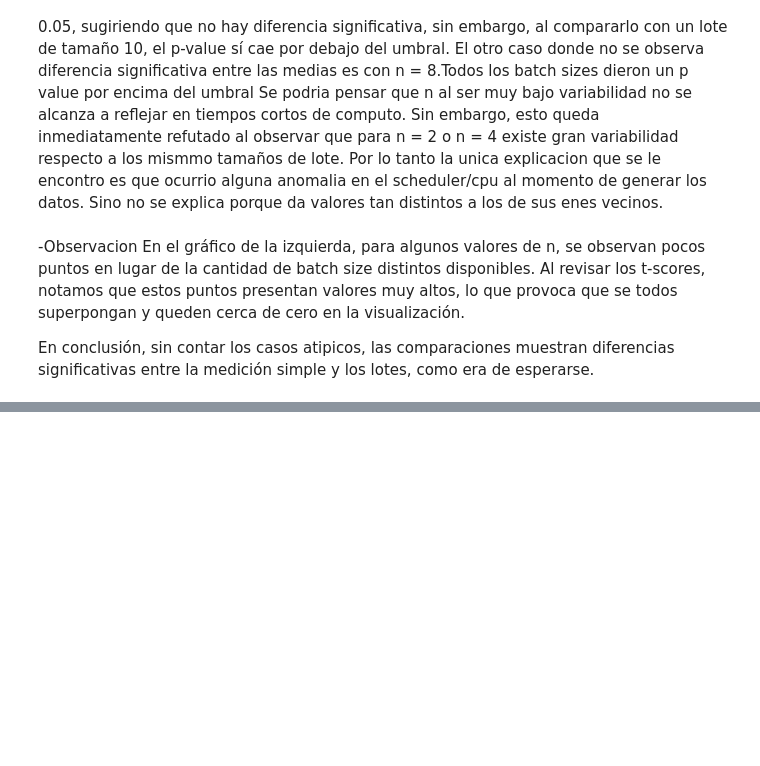
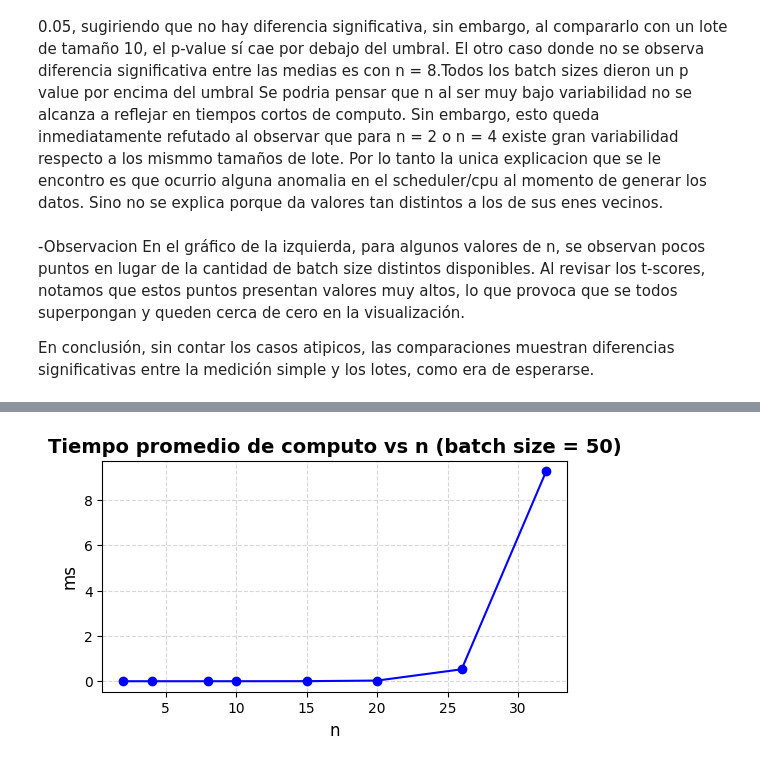
Before and after one commit to 0David1/Probabilidad, a Jupyter notebook: Untitled(1).ipynb, the cells around one changed output, grey strips where cells are left out. Cells and saved outputs as stored; diff of their text form; code cells hidden in the pictures; blank space fills up the shorter version.

```diff
--- a/Untitled(1).ipynb
+++ b/Untitled(1).ipynb
@@ -426,0 +436,18 @@ En conclusión, sin contar los casos atipicos, las comparaciones muestran difere
+# %%
+n_values = []
+time_values = []
+
+for n in ns:
+    df1 = df[(df["n"] == n) & (df["batch_size"] == 50)].sample(n=100, random_state=42)
+    n_values.append(n)
+    time_values.append(df1["time_ms"].mean())
+
+fig, ax = plt.subplots(figsize=(6, 3))
+ax.plot(n_values, time_values, marker='o', linestyle='-', color='b')
+ax.set_xlabel('n', fontsize=12)
+ax.set_ylabel('ms', fontsize=12)
+ax.set_title('Tiempo promedio de computo vs n (batch size = 50)', fontsize=14, fontweight='bold')
+ax.grid(True, linestyle='--', alpha=0.5)
+plt.show()
+# %% [output]
+[figure, added]
```
Also changed, not shown: parts of 10 cells of this notebook.
